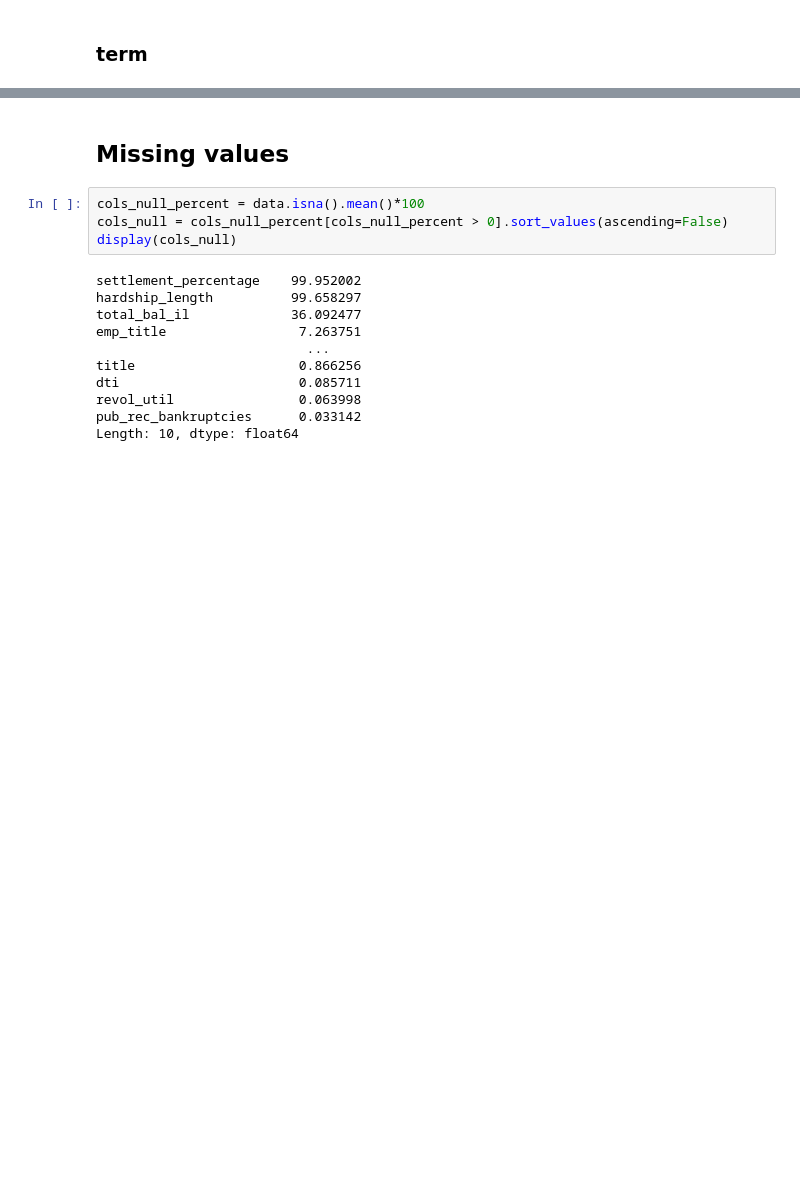
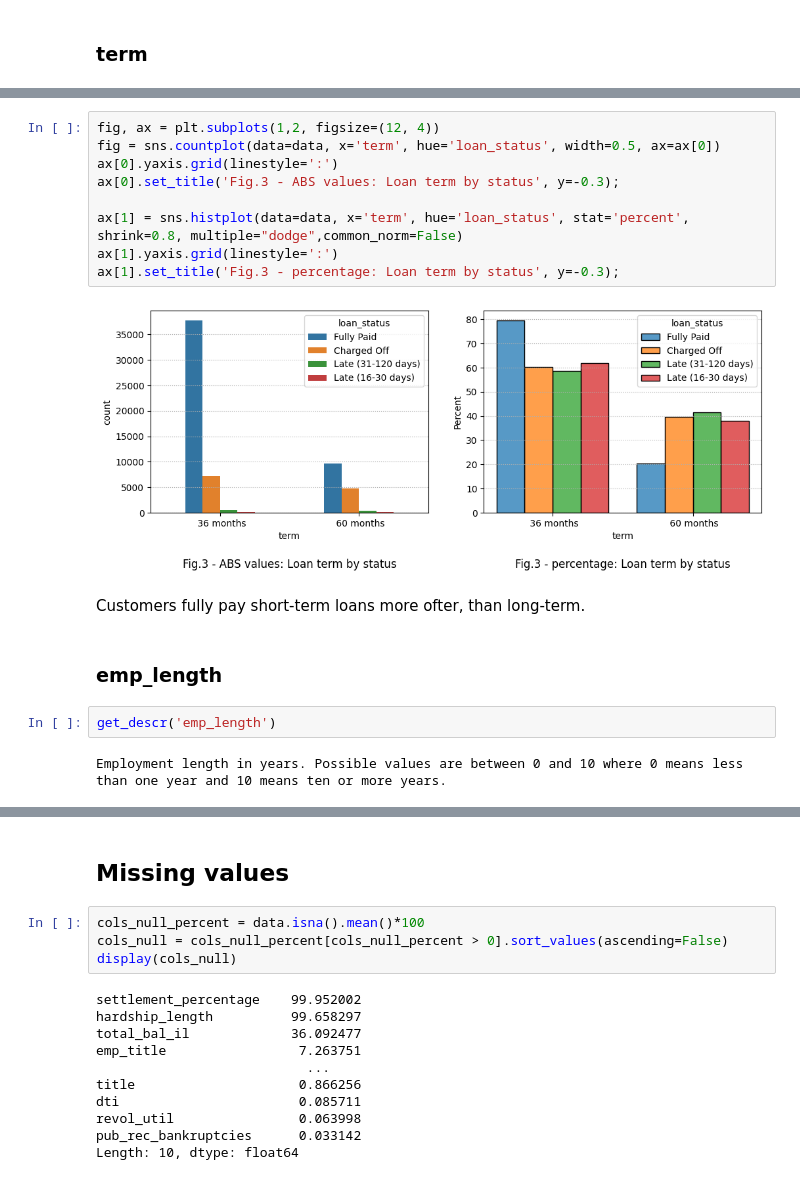
Before and after one commit to Alex1iv/Loan_repayment, a Jupyter notebook: notebooks/Loan_repayment.ipynb, the cells around one changed output, grey strips where cells are left out. Cells and saved outputs as stored; diff of their text form; blank space fills up the shorter version.

```diff
--- a/notebooks/Loan_repayment.ipynb
+++ b/notebooks/Loan_repayment.ipynb
@@ -185,0 +262,19 @@ Name: term, dtype: int64
+# %%
+fig, ax = plt.subplots(1,2, figsize=(12, 4))
+fig = sns.countplot(data=data, x='term', hue='loan_status', width=0.5, ax=ax[0])
+ax[0].yaxis.grid(linestyle=':')
+ax[0].set_title('Fig.3 - ABS values: Loan term by status', y=-0.3);
+
+ax[1] = sns.histplot(data=data, x='term', hue='loan_status', stat='percent', shrink=0.8, multiple="dodge",common_norm=False)
+ax[1].yaxis.grid(linestyle=':')
+ax[1].set_title('Fig.3 - percentage: Loan term by status', y=-0.3);
+# %% [output]
+[figure, added]
+# %% [markdown]
+Customers fully pay short-term loans more ofter, than long-term.
+# %% [markdown]
+### emp_length
+# %%
+get_descr('emp_length')
+# %% [output]
+Employment length in years. Possible values are between 0 and 10 where 0 means less than one year and 10 means ten or more years.
```
Also changed, not shown: parts of 15 cells of this notebook.
